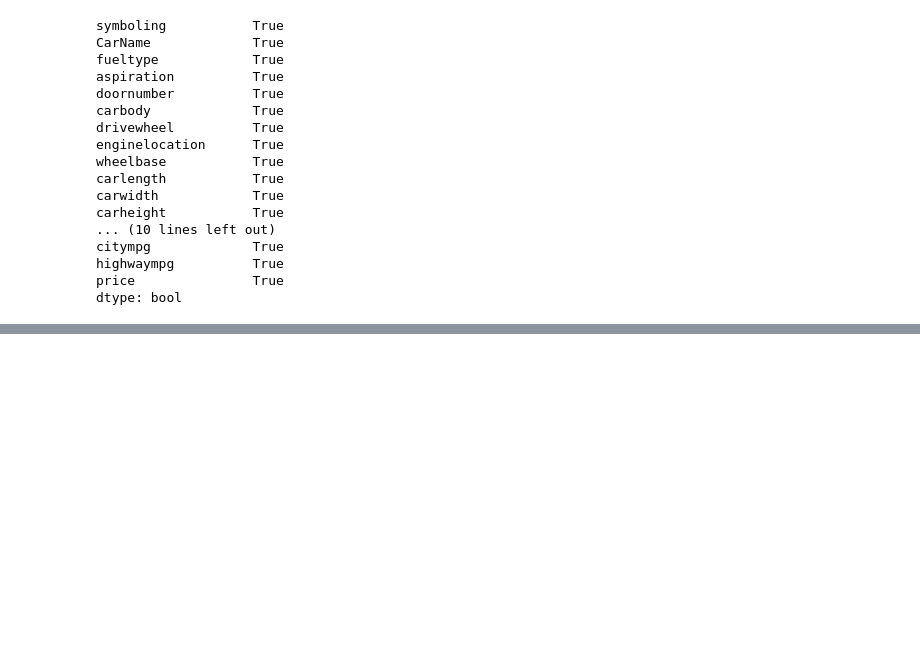
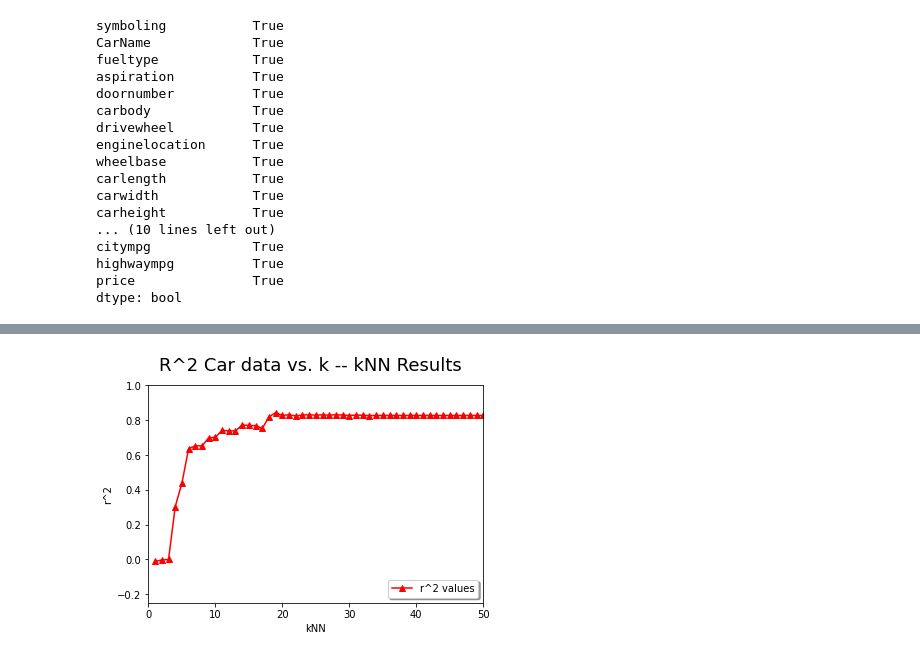
Before and after one commit to Katlynn23/Project1, a Jupyter notebook: Project1.ipynb, the cells around one changed output, grey strips where cells are left out. Cells and saved outputs as stored; diff of their text form; code cells hidden in the pictures; blank space fills up the shorter version.

```diff
--- a/Project1.ipynb
+++ b/Project1.ipynb
@@ -35,7 +35,7 @@ car['fueltype'].replace(['gas','diesel'],[0,1],inplace=True)
 car['aspiration'].replace(['std','turbo'],[0,1],inplace=True)
 car['doornumber'].replace(['two','four'],[0,1],inplace=True)
 car['enginelocation'].replace(['front','rear'],[0,1],inplace=True)
-car_dummy=pd.get_dummies(car,columns=['carbody','drivewheel','enginetype'])
+car_dummy=pd.get_dummies(car,columns=['carbody','drivewheel','enginetype','fuelsystem'])
 car_dummy
 # %% [output]
 |  | symboling | CarName | fueltype | aspiration | doornumber | enginelocation | wheelbase | carlength | carwidth | ... |
@@ -149,0 +201,20 @@ dtype: bool
+# %%
+max_depth_vals = range(1,51)
+non_norm = []
+
+
+for max_depth_val in max_depth_vals:
+    dt = tree.DecisionTreeRegressor(random_state = 0, max_depth = max_depth_val, criterion="poisson")
+    dt.fit(train_data,train_sln)
+    predictions = dt.predict(test_data)
+    non_norm.append(metrics.r2_score(test_sln, predictions))
+
+plt.suptitle('R^2 Car data vs. k -- kNN Results',fontsize=18)
+plt.xlabel('kNN')
+plt.ylabel('r^2')
+plt.plot(max_depth_vals,norm,'r^-',label='r^2 values')
+plt.legend(loc='lower right', shadow=True)
+plt.axis([0,50,-0.25,1])
+plt.show()
+# %% [output]
+[figure, added]
```
Also changed, not shown: parts of 11 cells of this notebook.
